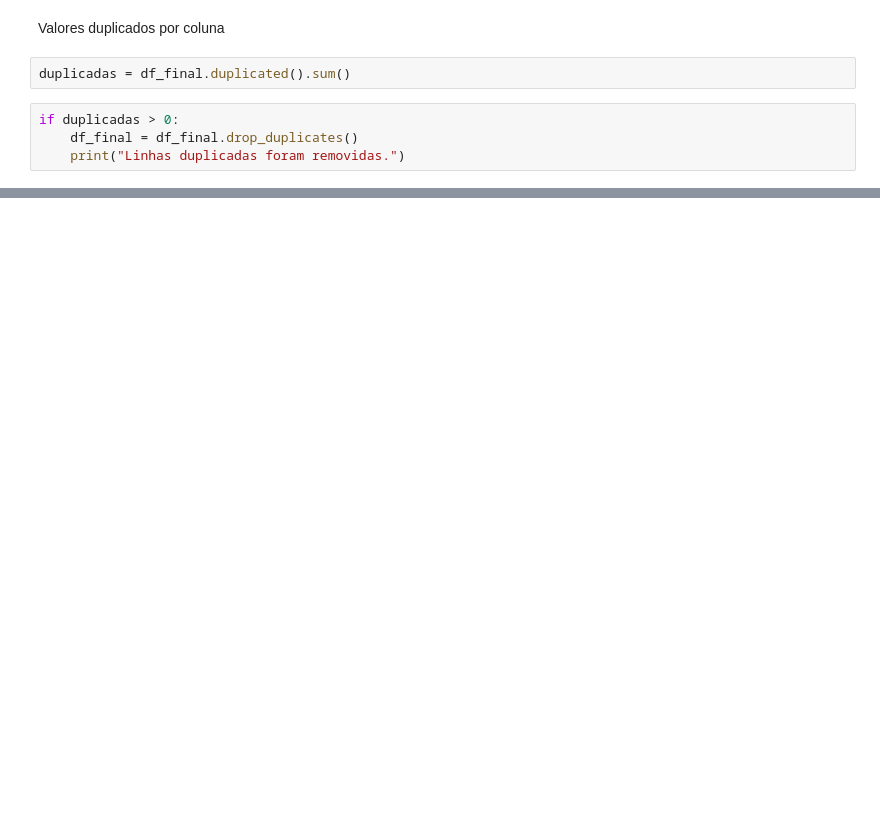
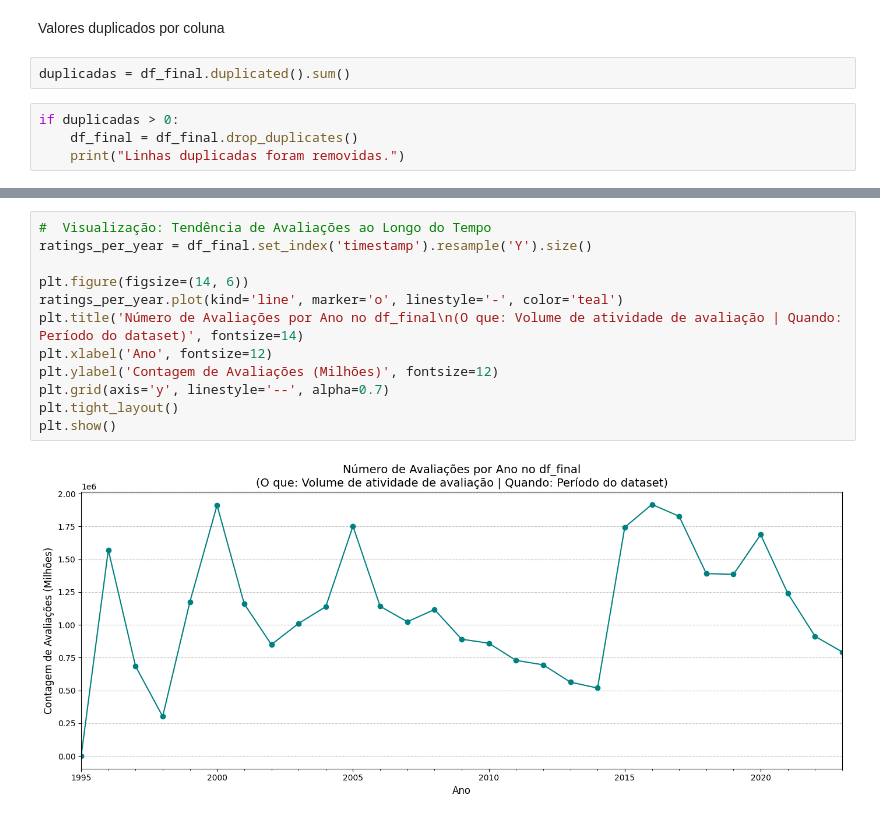
Before and after one commit to kbanaVitu/TrabalhoCienciadosDados, a Jupyter notebook: notebooks/T2/movielens.ipynb, the cells around one changed output, grey strips where cells are left out. Saved outputs shown, nothing was run; the diff lists cells and outputs as text; blank space fills up the shorter version.

```diff
--- a/notebooks/T2/movielens.ipynb
+++ b/notebooks/T2/movielens.ipynb
@@ -79,0 +229,14 @@ if duplicadas > 0:
+# %%
+#  Visualização: Tendência de Avaliações ao Longo do Tempo
+ratings_per_year = df_final.set_index('timestamp').resample('Y').size()
+
+plt.figure(figsize=(14, 6))
+ratings_per_year.plot(kind='line', marker='o', linestyle='-', color='teal')
+plt.title('Número de Avaliações por Ano no df_final\n(O que: Volume de atividade de avaliação | Quando: Período do dataset)', fontsize=14)
+plt.xlabel('Ano', fontsize=12)
+plt.ylabel('Contagem de Avaliações (Milhões)', fontsize=12)
+plt.grid(axis='y', linestyle='--', alpha=0.7)
+plt.tight_layout()
+plt.show()
+# %% [output]
+[figure, added]
```
Also changed, not shown: parts of 31 cells of this notebook, 12 other files.
